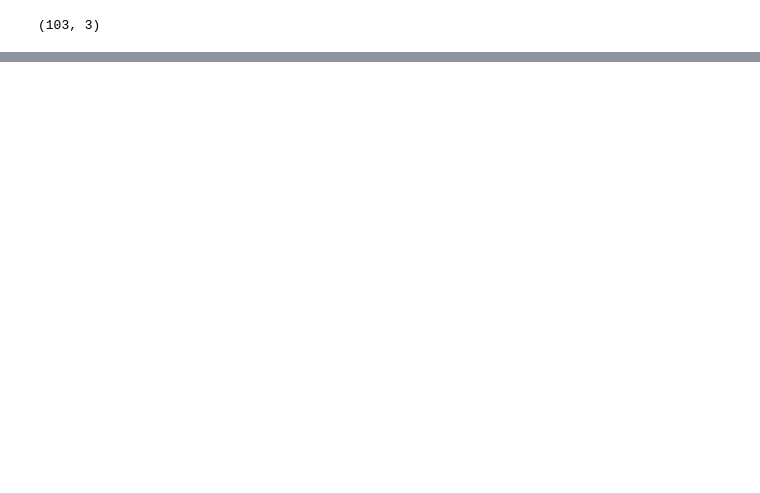
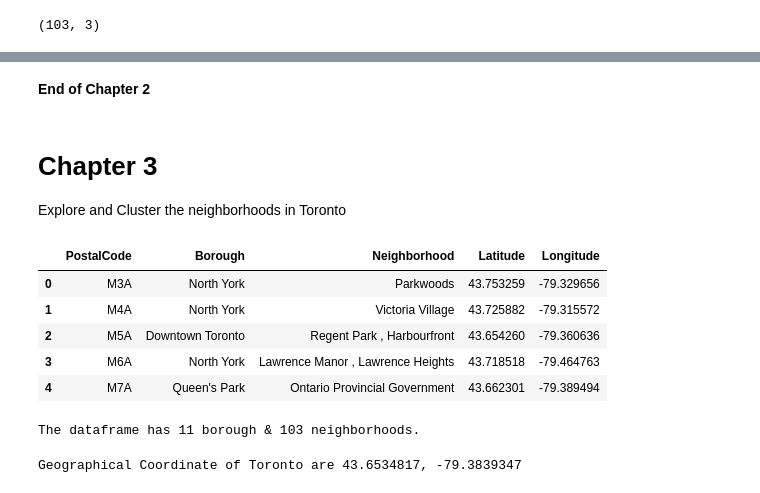
Before and after one commit to abdurrahmanshidiq/IBM-Capstone-Project, a Jupyter notebook: Segmenting_and_Clustering_Neighborhoods_in_Toronto.ipynb, the cells around one changed output, grey strips where cells are left out. Saved outputs shown, nothing was run; the diff lists cells and outputs as text; code cells hidden in the pictures; blank space fills up the shorter version.

```diff
--- a/Segmenting_and_Clustering_Neighborhoods_in_Toronto.ipynb
+++ b/Segmenting_and_Clustering_Neighborhoods_in_Toronto.ipynb
@@ -157,0 +198,32 @@ df_merged[df_merged['PostalCode']=='M5V']
+# %% [markdown]
+**End of Chapter 2**
+# %% [markdown]
+# Chapter 3
+
+Explore and Cluster the neighborhoods in Toronto
+# %%
+neighborhoods = df_merged.copy()
+neighborhoods.head()
+# %% [output]
+|  | PostalCode | Borough | Neighborhood | Latitude | Longitude |
+| 0 | M3A | North York | Parkwoods | 43.753259 | -79.329656 |
+| 1 | M4A | North York | Victoria Village | 43.725882 | -79.315572 |
+| 2 | M5A | Downtown Toronto | Regent Park , Harbourfront | 43.654260 | -79.360636 |
+| 3 | M6A | North York | Lawrence Manor , Lawrence Heights | 43.718518 | -79.464763 |
+| 4 | M7A | Queen's Park | Ontario Provincial Government | 43.662301 | -79.389494 |
+# %%
+print('The dataframe has {} borough & {} neighborhoods.'.format(len(neighborhoods['Borough'].unique()), neighborhoods.shape[0]))
+# %% [output]
+The dataframe has 11 borough & 103 neighborhoods.
+# %%
+# Use Geopy to get Lat, Lon of Toronto
+
+address = 'Toronto, ON, Canada'
+
+geolocator = Nominatim(user_agent='on_explore')
+location = geolocator.geocode(address)
+lat = location.latitude
+lon = location.longitude
+print('Geographical Coordinate of Toronto are {}, {}'.format(lat, lon))
+# %% [output]
+Geographical Coordinate of Toronto are 43.6534817, -79.3839347
```
Also changed, not shown: parts of 53 cells of this notebook.
